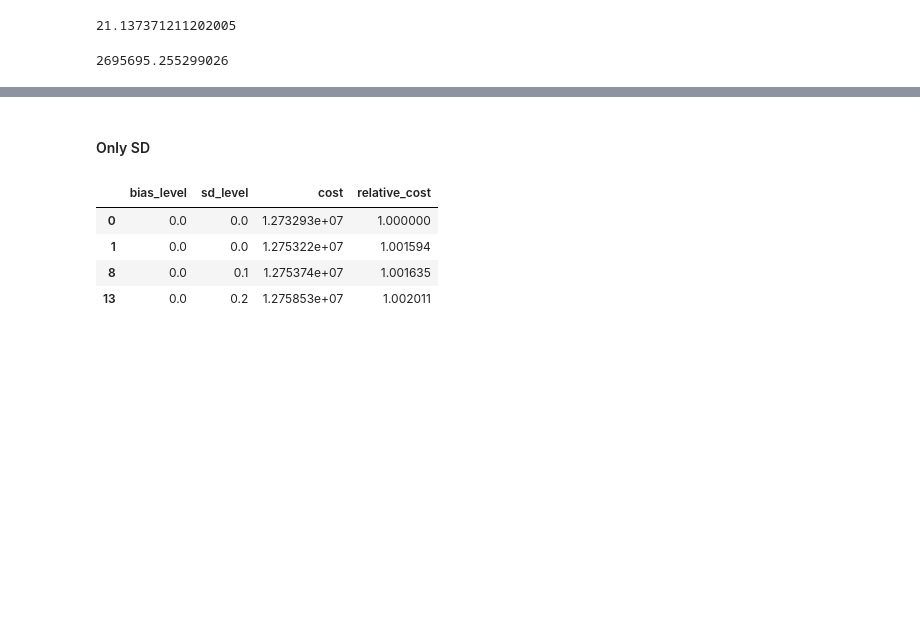
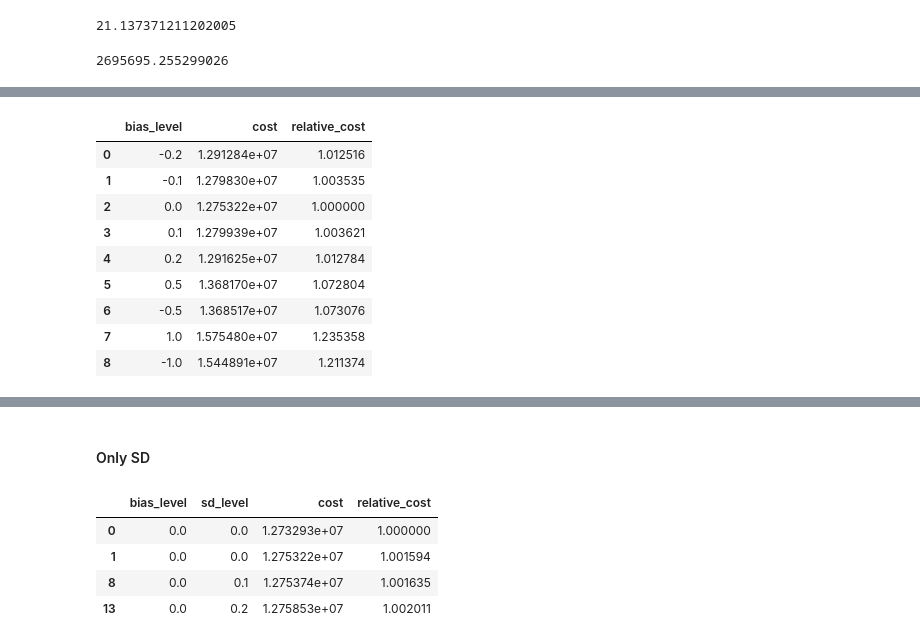
Before and after one commit to ufcg-lsd/forecast_error_cap_planning, a Jupyter notebook: src/result_analysis/plots.ipynb, the cells around one changed output, grey strips where cells are left out. Cells and saved outputs as stored; diff of their text form; code cells hidden in the pictures; blank space fills up the shorter version.

```diff
--- a/src/result_analysis/plots.ipynb
+++ b/src/result_analysis/plots.ipynb
@@ -97,0 +118,14 @@ float(all_od - base_cost)
+# %%
+results_complete = pd.concat([results_bias_sel, results_new], ignore_index=True)
+results_complete
+# %% [output]
+|  | bias_level | cost | relative_cost |
+| 0 | -0.2 | 1.291284e+07 | 1.012516 |
+| 1 | -0.1 | 1.279830e+07 | 1.003535 |
+| 2 | 0.0 | 1.275322e+07 | 1.000000 |
+| 3 | 0.1 | 1.279939e+07 | 1.003621 |
+| 4 | 0.2 | 1.291625e+07 | 1.012784 |
+| 5 | 0.5 | 1.368170e+07 | 1.072804 |
+| 6 | -0.5 | 1.368517e+07 | 1.073076 |
+| 7 | 1.0 | 1.575480e+07 | 1.235358 |
+| 8 | -1.0 | 1.544891e+07 | 1.211374 |
```
Also changed, not shown: parts of 7 cells of this notebook.
